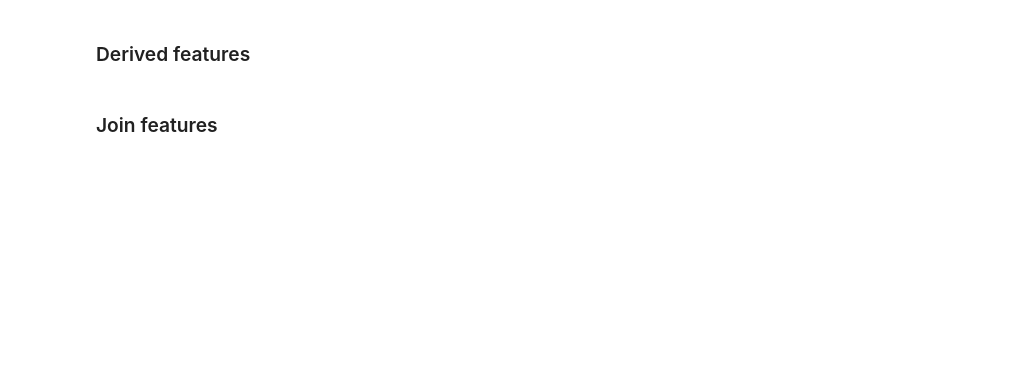
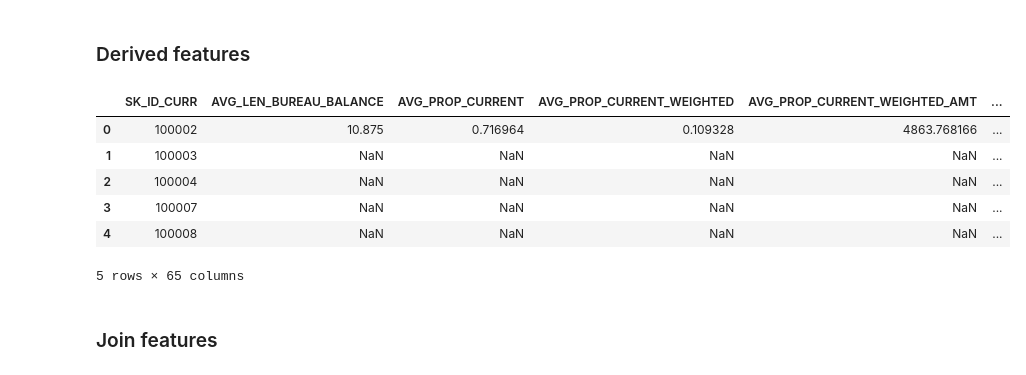
Before and after one commit to StephanKalika/home_credit_default, a Jupyter notebook: home_credit.ipynb, the cells around one changed output. Cells and saved outputs as stored; diff of their text form; code cells hidden in the pictures; blank space fills up the shorter version.

```diff
--- a/home_credit.ipynb
+++ b/home_credit.ipynb
@@ -321,7 +347,10 @@ bureau_joined.shape
 ### Derived features
 # %%
 def bureau_agg_func(g):
-    d = {"AVG_LEN_BUREAU_BALANCE": np.nanmean(g["LEN_BUREAU_BALANCE"]),
+    # mask6 = g["DAYS_CREDIT"] >= -180
+
+    d = {
+        "AVG_LEN_BUREAU_BALANCE": np.nanmean(g["LEN_BUREAU_BALANCE"]),
         "SUM_LEN_BUREAU_BALANCE": np.nansum(g["LEN_BUREAU_BALANCE"]),
         "PROP_CURRENT": np.nansum(g["SUM_CURRENT_BUREAU_BALANCE"]) / np.nansum(g["LEN_BUREAU_BALANCE"]),
         "PROP_CLOSED": np.nansum(g["SUM_CLOSED_BUREAU_BALANCE"]) / np.nansum(g["LEN_BUREAU_BALANCE"]),
@@ -331,7 +360,6 @@ def bureau_agg_func(g):
         "RANGE_AVG_MONTHS_BALANCE_BUREAU_BALANCE": np.nanmax(g["AVG_MONTHS_BALANCE_BUREAU_BALANCE"]) - np.nanmin(g["AVG_MONTHS_BALANCE_BUREAU_BALANCE"]),
         "SUM_SUM_CURRENT_BUREAU_BALANCE": np.nansum(g["SUM_CURRENT_BUREAU_BALANCE"]),
         "AVG_PROP_CURRENT": np.nanmean(g["SUM_CURRENT_BUREAU_BALANCE"] / g["LEN_BUREAU_BALANCE"]),
-        "MIN_PROP_CURRENT": np.nanmin(g["SUM_CURRENT_BUREAU_BALANCE"] / g["LEN_BUREAU_BALANCE"]),
         "AVG_PROP_DQ": np.nanmean(g["SUM_DQ_BUREAU_BALANCE"] / g["LEN_BUREAU_BALANCE"]),
         "MAX_PROP_DQ": np.nanmax(g["SUM_DQ_BUREAU_BALANCE"] / g["LEN_BUREAU_BALANCE"]),
         "AVG_PROP_CURRENT_WEIGHTED": np.nanmean(g["SUM_CURRENT_BUREAU_BALANCE"] / g["LEN_BUREAU_BALANCE"] / g["AVG_MONTHS_BALANCE_BUREAU_BALANCE"]),
@@ -342,15 +370,17 @@ def bureau_agg_func(g):
         "MIN_PROP_CURRENT_WEIGHTED_AMT": np.nanmin(g["AMT_CREDIT_SUM"] * g["SUM_CURRENT_BUREAU_BALANCE"] / g["LEN_BUREAU_BALANCE"] / g["AVG_MONTHS_BALANCE_BUREAU_BALANCE"]),
         "AVG_PROP_DQ_WEIGHTED_AMT": np.nanmean(g["AMT_CREDIT_SUM"] * g["SUM_DQ_BUREAU_BALANCE"] / g["LEN_BUREAU_BALANCE"] / g["AVG_MONTHS_BALANCE_BUREAU_BALANCE"]),
         "MAX_PROP_DQ_WEIGHTED_AMT": np.nanmax(g["AMT_CREDIT_SUM"] * g["SUM_DQ_BUREAU_BALANCE"] / g["LEN_BUREAU_BALANCE"] / g["AVG_MONTHS_BALANCE_BUREAU_BALANCE"]),
-        "MAX_WORST_DQ_BUREAU_BALANCE": np.nanmax(g["WORST_DQ_BUREAU_BALANCE"]),
         "AVG_WORST_DQ_BUREAU_BALANCE": np.nanmean(g["WORST_DQ_BUREAU_BALANCE"]),
         "MAX_WORST_DQ_BUREAU_BALANCE_WEIGHTED": np.nanmax(g["WORST_DQ_BUREAU_BALANCE"] / g["AVG_MONTHS_BALANCE_BUREAU_BALANCE"]),
         "AVG_WORST_DQ_BUREAU_BALANCE_WEIGHTED": np.nanmean(g["WORST_DQ_BUREAU_BALANCE"] / g["AVG_MONTHS_BALANCE_BUREAU_BALANCE"]),
         "TOTAL_AMT_CREDIT_SUM_POS_DAYS": np.nansum(g["AMT_CREDIT_SUM"].where(g["DAYS_CREDIT_ENDDATE"] > 0)),
         "SUM_DAYS_CREDIT_ENDDATE_POS_DAYS": np.nansum(g["DAYS_CREDIT_ENDDATE"].where(g["DAYS_CREDIT_ENDDATE"] > 0)),
-        "MAX_RANGE_MONTHS_BALANCE_BUREAU_BALANCE": np.nanmax(g["RANGE_MONTHS_BALANCE_BUREAU_BALANCE"]),
-        "SUM_RANGE_MONTHS_BALANCE_BUREAU_BALANCE": np.nanmax(g["RANGE_MONTHS_BALANCE_BUREAU_BALANCE"]),
+        "MAX_LEN_BUREAU_BALANCE": np.nanmax(g["LEN_BUREAU_BALANCE"]),
+        "SUM_LEN_BUREAU_BALANCE": np.nanmax(g["LEN_BUREAU_BALANCE"]),
         "MIN_MIN_MONTHS_BALANCE_BUREAU_BALANCE": np.nanmin(g["MIN_MONTHS_BALANCE_BUREAU_BALANCE"]),
+
+
+
         "MIN_DAYS_CREDIT_ENDDATE": np.nanmin(g["DAYS_CREDIT_ENDDATE"]),
         "MAX_DAYS_CREDIT_ENDDATE": np.nanmax(g["DAYS_CREDIT_ENDDATE"]),
         "SUM_DAYS_CREDIT_ENDDATE": np.nansum(g["DAYS_CREDIT_ENDDATE"]),
@@ -373,9 +403,7 @@ def bureau_agg_func(g):
         "BUREAU_UTILIZATION_AVG": np.nanmean(g["AMT_CREDIT_SUM_DEBT"] / g["AMT_CREDIT_SUM_LIMIT"]),
         "BUREAU_UTILIZATION_MAX": np.nanmax(g["AMT_CREDIT_SUM_DEBT"] / g["AMT_CREDIT_SUM_LIMIT"]),
         "BUREAU_PROP_SUM_OVERDUE_AVG": np.nanmean(g["AMT_CREDIT_SUM_OVERDUE"] / g["AMT_CREDIT_SUM_DEBT"]),
-        "BUREAU_PROP_SUM_OVERDUE_MAX": np.nanmean(g["AMT_CREDIT_SUM_OVERDUE"] / g["AMT_CREDIT_SUM_DEBT"]),
         "BUREAU_PROP_MAX_OVERDUE_AVG": np.nanmean(g["AMT_CREDIT_MAX_OVERDUE"] / g["AMT_CREDIT_SUM_DEBT"]),
-        "BUREAU_PROP_MAX_OVERDUE_MAX": np.nanmean(g["AMT_CREDIT_MAX_OVERDUE"] / g["AMT_CREDIT_SUM_DEBT"]),
         "MAX_DAYS_CREDIT_UPDATE": np.nanmax(g["DAYS_CREDIT_UPDATE"]),
         "RANGE_DAYS_CREDIT_UPDATE": np.nanmax(g["DAYS_CREDIT_UPDATE"]) - np.nanmin(g["DAYS_CREDIT_UPDATE"]),
         "DAYS_CREDIT_RANGE": np.nanmax(g["DAYS_CREDIT"]) - np.nanmin(g["DAYS_CREDIT"]),
@@ -389,7 +417,16 @@ def bureau_agg_func(g):
     return pd.Series(d)
 # %%
 bureau_agg = bureau_joined.groupby("SK_ID_CURR").apply(bureau_agg_func).reset_index()
+bureau_agg.to_csv(path + "bureau_agg.csv", index=False, header=True)
 bureau_agg.head()
+# %% [output]
+|  | SK_ID_CURR | AVG_LEN_BUREAU_BALANCE | AVG_PROP_CURRENT | AVG_PROP_CURRENT_WEIGHTED | AVG_PROP_CURRENT_WEIGHTED_AMT | ... |
+| 0 | 100002 | 10.875 | 0.716964 | 0.109328 | 4863.768166 | ... |
+| 1 | 100003 | NaN | NaN | NaN | NaN | ... |
+| 2 | 100004 | NaN | NaN | NaN | NaN | ... |
+| 3 | 100007 | NaN | NaN | NaN | NaN | ... |
+| 4 | 100008 | NaN | NaN | NaN | NaN | ... |
+5 rows × 65 columns
 # %% [markdown]
 ### Join features
 # %%
```
Also changed, not shown: parts of 61 cells of this notebook, 2 other files.
